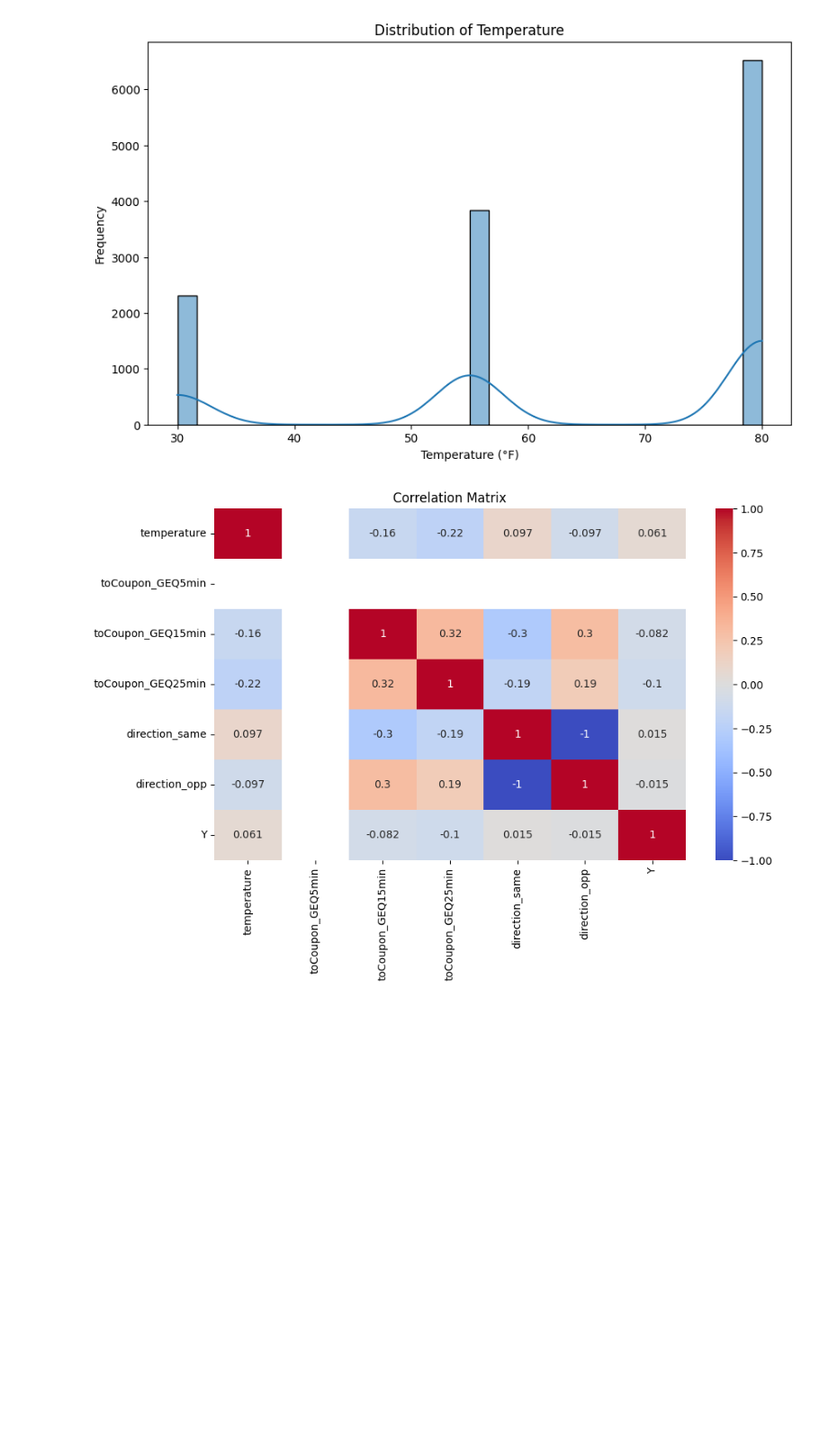
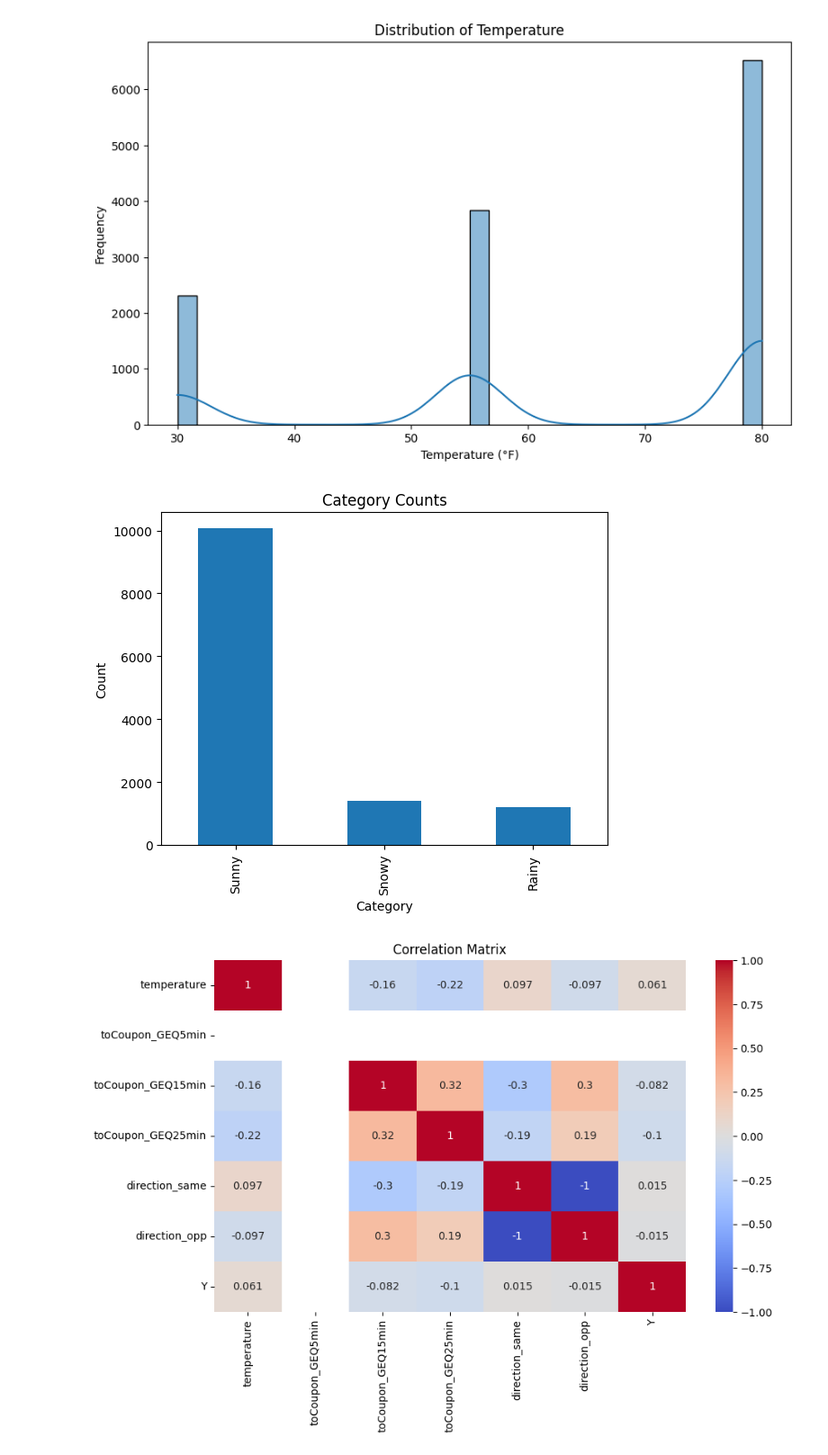
Before and after one commit to leobt23/Data_Mining, a Jupyter notebook: 1_eda/sousa.ipynb, the cells around one changed output. Shown at 90% size. Cells and saved outputs as stored; diff of their text form; code cells hidden in the pictures; blank space fills up the shorter version.

```diff
--- a/1_eda/sousa.ipynb
+++ b/1_eda/sousa.ipynb
@@ -49,0 +60,2 @@ data_head, data_shape
+# %%
+data = data.drop('direction_opp', axis=1)
@@ -50,3 +64,5 @@ data_head, data_shape
+# %%
+data = data.drop('toCoupon_GEQ5min', axis=1)
 # %%
 # Basic statistics
 data_description = data.describe(include='all')
@@ -106,6 +122,18 @@ plt.ylabel('Frequency')
 plt.show()
 # %% [output]
 [figure]
+# %%
+# count the frequency of each category
+category_counts = data['weather'].value_counts()
+
+# create a bar plot
+category_counts.plot(kind='bar')
+plt.title('Category Counts')
+plt.xlabel('Category')
+plt.ylabel('Count')
+plt.show()
+# %% [output]
+[figure, added]
 # %%
 # List of numerical columns for correlation analysis
 numerical_columns = ['temperature', 'toCoupon_GEQ5min', 'toCoupon_GEQ15min', 'toCoupon_GEQ25min',
```
Also changed, not shown: parts of 33 cells of this notebook, 4 other files.
